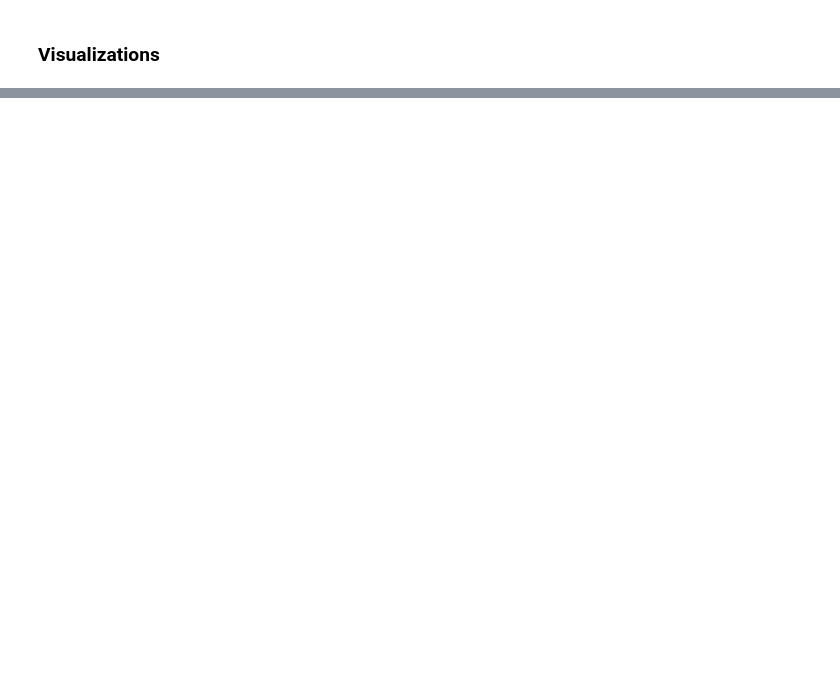
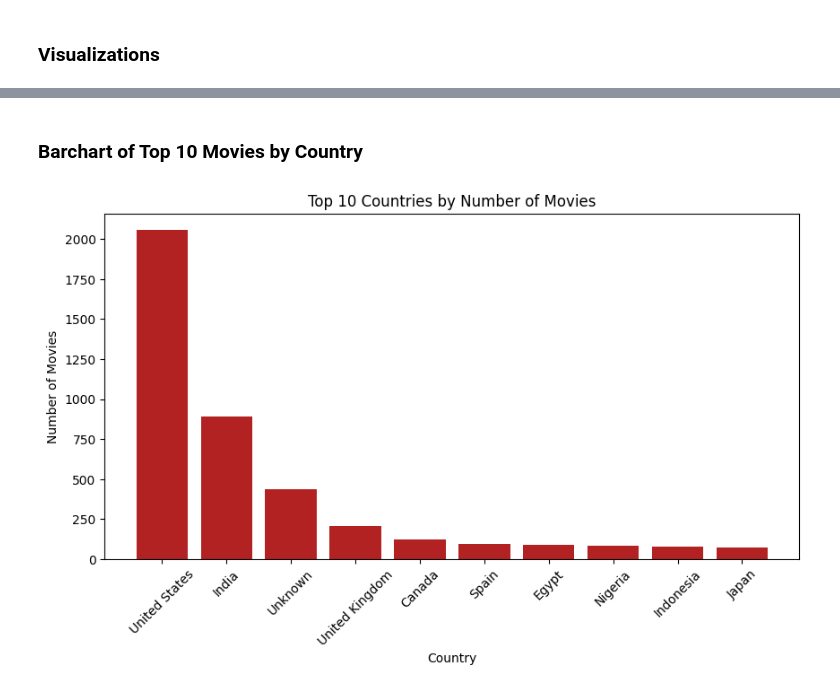
Before and after one commit to RajaaTayyab/Data-Projects, a Jupyter notebook: Netflix Movies Dataset/netflix.ipynb, the cells around one changed output, grey strips where cells are left out. Saved outputs shown, nothing was run; the diff lists cells and outputs as text; code cells hidden in the pictures; blank space fills up the shorter version.

```diff
--- a/Netflix Movies Dataset/netflix.ipynb
+++ b/Netflix Movies Dataset/netflix.ipynb
@@ -183,0 +244,16 @@ Matplotlib is building the font cache; this may take a moment.
+# %% [markdown]
+### Barchart  of Top 10 Movies by Country
+# %%
+movies = df[df['type']=='Movie'] #Filters movies from the type and creates df of them
+
+top_countries = movies['country'].value_counts().head(10)
+
+plt.figure(figsize=(10,5))
+plt.bar(top_countries.index, top_countries.values, color='firebrick')
+plt.title('Top 10 Countries by Number of Movies')
+plt.xlabel('Country')
+plt.ylabel('Number of Movies')
+plt.xticks(rotation=45)
+plt.show()
+# %% [output]
+[figure, added]
```
Also changed, not shown: parts of 22 cells of this notebook.
